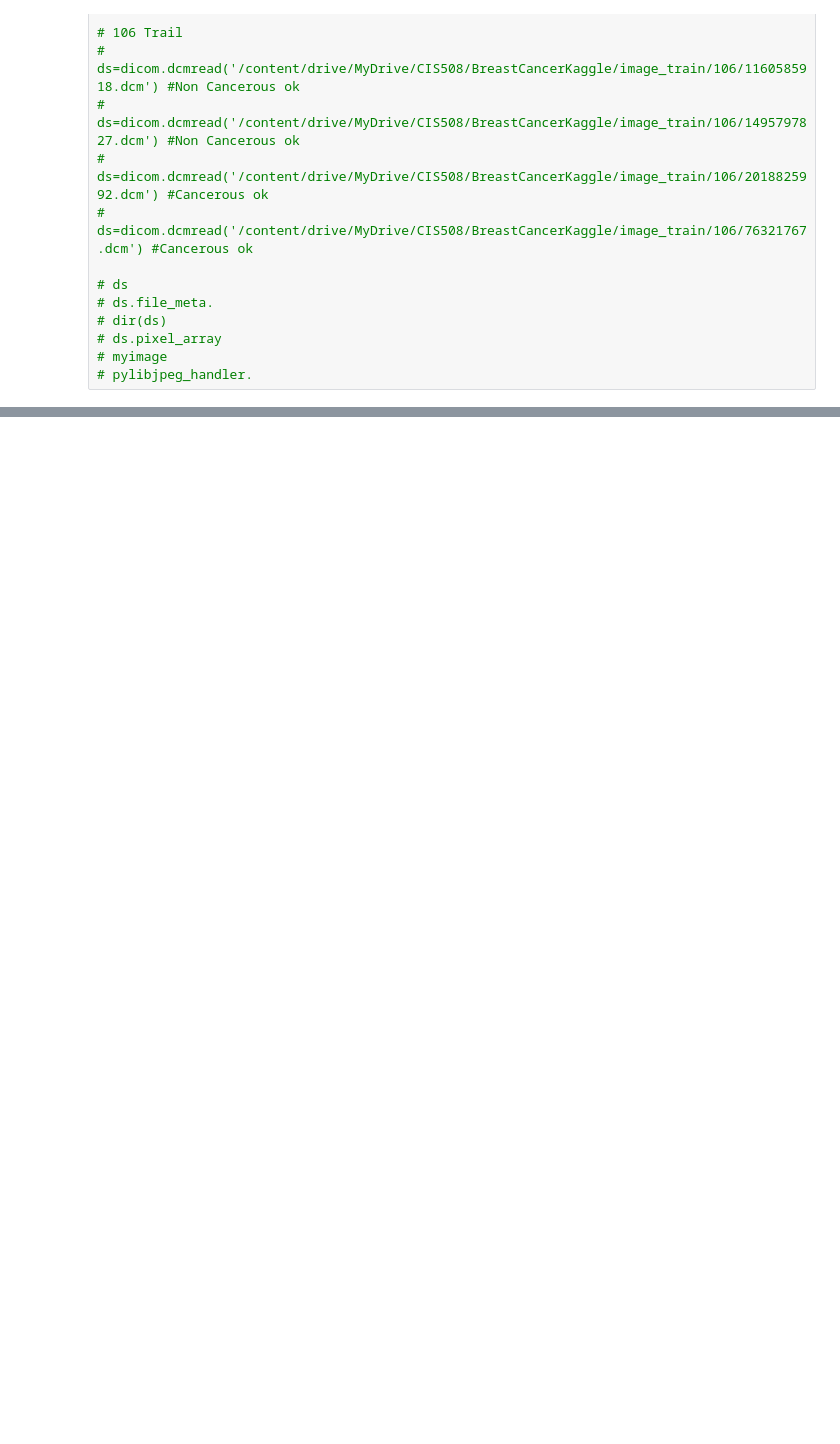
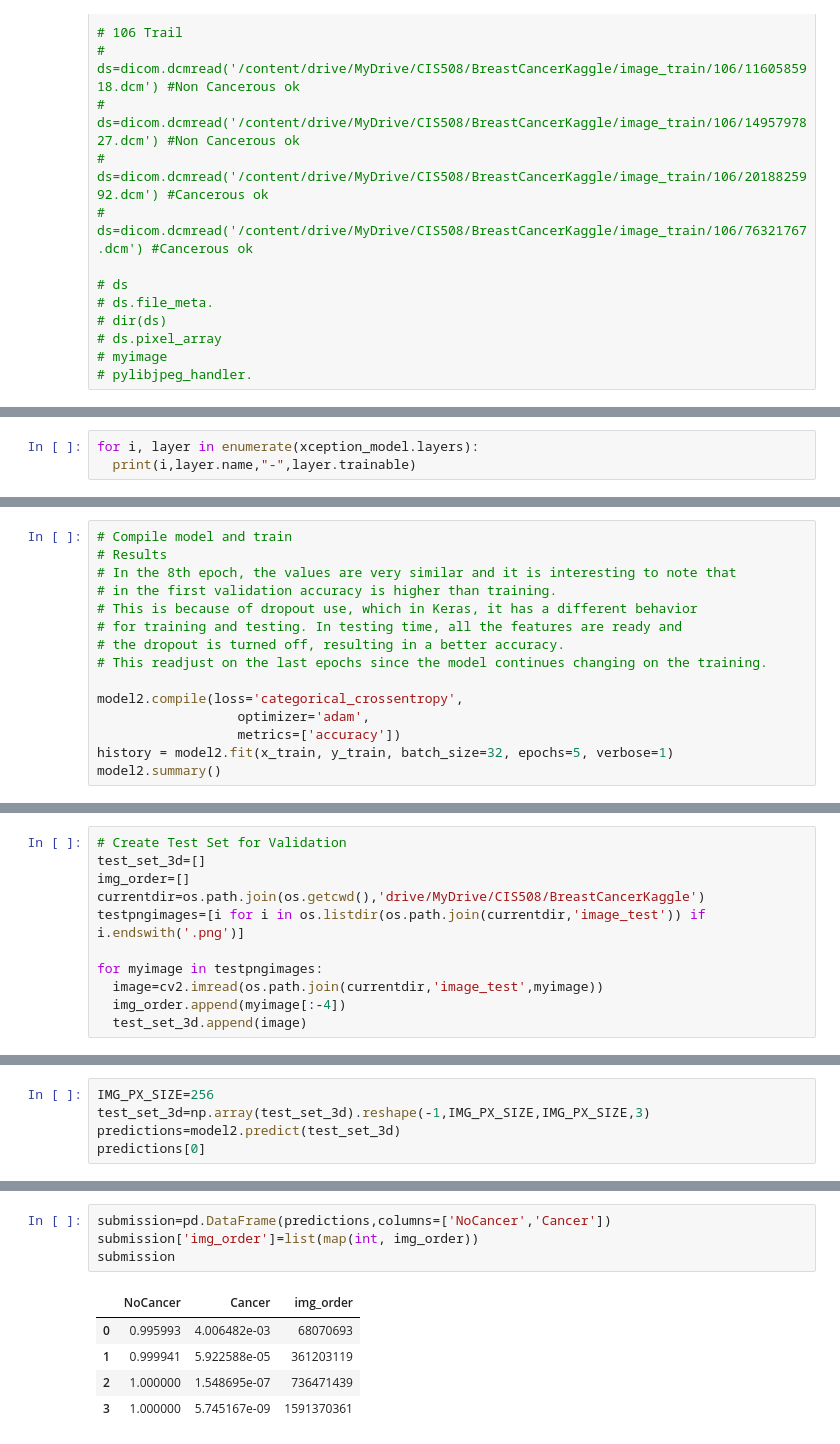
Before and after one commit to rdhawan4/Kaggle-RSNA-Breast-Cancer-Detection, a Jupyter notebook: BreastCancerDetection (1).ipynb, the cells around one changed output, grey strips where cells are left out. Drawn from its saved outputs; the diff is of its cells as text; blank space fills up the shorter version.

```diff
--- a/BreastCancerDetection (1).ipynb
+++ b/BreastCancerDetection (1).ipynb
@@ -413,0 +537,3 @@ Convert to png
+# %%
+for i, layer in enumerate(xception_model.layers):
+  print(i,layer.name,"-",layer.trainable)
@@ -413,0 +576,15 @@ Convert to png
+# %%
+# Compile model and train
+# Results
+# In the 8th epoch, the values are very similar and it is interesting to note that
+# in the first validation accuracy is higher than training.
+# This is because of dropout use, which in Keras, it has a different behavior
+# for training and testing. In testing time, all the features are ready and
+# the dropout is turned off, resulting in a better accuracy.
+# This readjust on the last epochs since the model continues changing on the training.
+
+model2.compile(loss='categorical_crossentropy',
+                  optimizer='adam',
+                  metrics=['accuracy'])
+history = model2.fit(x_train, y_train, batch_size=32, epochs=5, verbose=1)
+model2.summary()
@@ -413,0 +609,11 @@ Convert to png
+# %%
+# Create Test Set for Validation
+test_set_3d=[]
+img_order=[]
+currentdir=os.path.join(os.getcwd(),'drive/MyDrive/CIS508/BreastCancerKaggle')
+testpngimages=[i for i in os.listdir(os.path.join(currentdir,'image_test')) if i.endswith('.png')]
+
+for myimage in testpngimages:
+  image=cv2.imread(os.path.join(currentdir,'image_test',myimage))
+  img_order.append(myimage[:-4])
+  test_set_3d.append(image)
@@ -413,0 +628,5 @@ Convert to png
+# %%
+IMG_PX_SIZE=256
+test_set_3d=np.array(test_set_3d).reshape(-1,IMG_PX_SIZE,IMG_PX_SIZE,3)
+predictions=model2.predict(test_set_3d)
+predictions[0]
@@ -413,0 +639,10 @@ Convert to png
+# %%
+submission=pd.DataFrame(predictions,columns=['NoCancer','Cancer'])
+submission['img_order']=list(map(int, img_order))
+submission
+# %% [output]
+|  | NoCancer | Cancer | img_order |
+| 0 | 0.995993 | 4.006482e-03 | 68070693 |
+| 1 | 0.999941 | 5.922588e-05 | 361203119 |
+| 2 | 1.000000 | 1.548695e-07 | 736471439 |
+| 3 | 1.000000 | 5.745167e-09 | 1591370361 |
```
Also changed, not shown: parts of 31 cells of this notebook.
